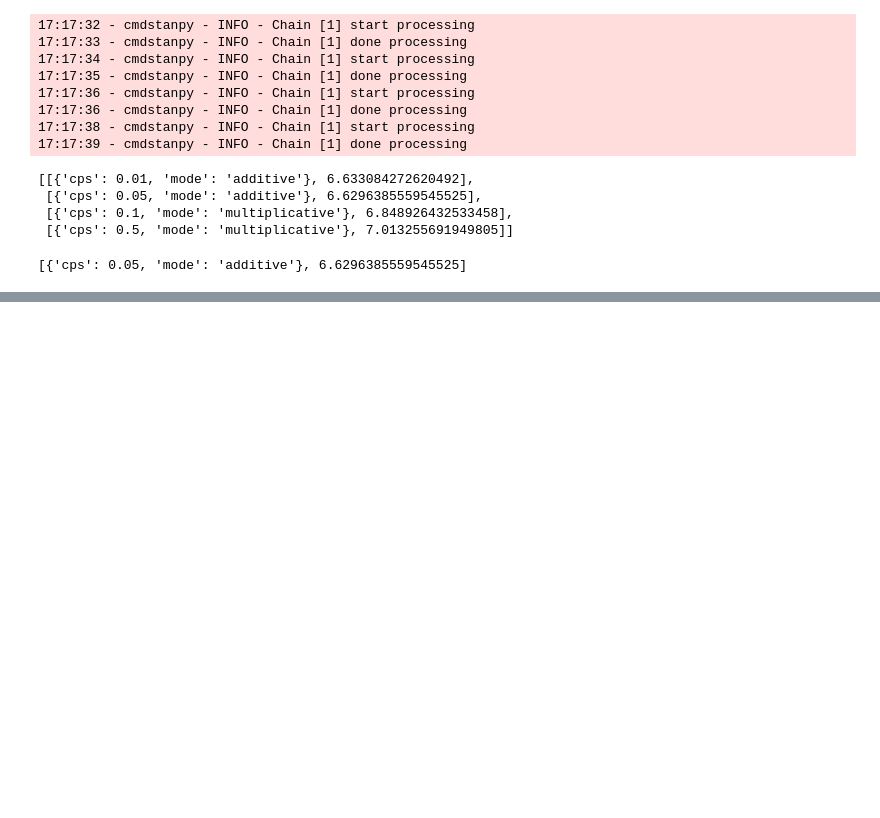
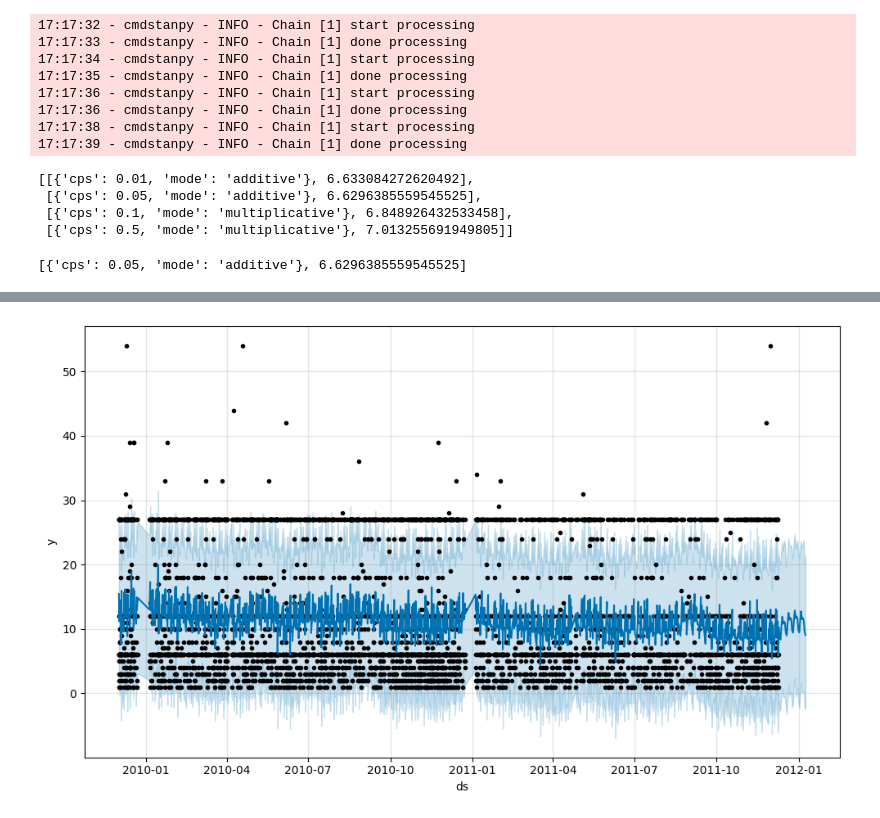
Before and after one commit to uttamsharma8279/NeuralRetail, a Jupyter notebook: Notebook/05_Advanced_Forecasting_and_Seasonality.ipynb, the cells around one changed output, grey strips where cells are left out. Cells and saved outputs as stored; diff of their text form; code cells hidden in the pictures; blank space fills up the shorter version.

```diff
--- a/Notebook/05_Advanced_Forecasting_and_Seasonality.ipynb
+++ b/Notebook/05_Advanced_Forecasting_and_Seasonality.ipynb
@@ -270,0 +275,16 @@ final_model.fit(
+# %%
+future=final_model.make_future_dataframe(
+    periods=30
+)
+
+forecast=final_model.predict(
+    future
+)
+# %%
+final_model.plot(
+    forecast
+)
+
+plt.show()
+# %% [output]
+[figure, added]
```
Also changed, not shown: parts of 3 cells of this notebook, 4 other files.
